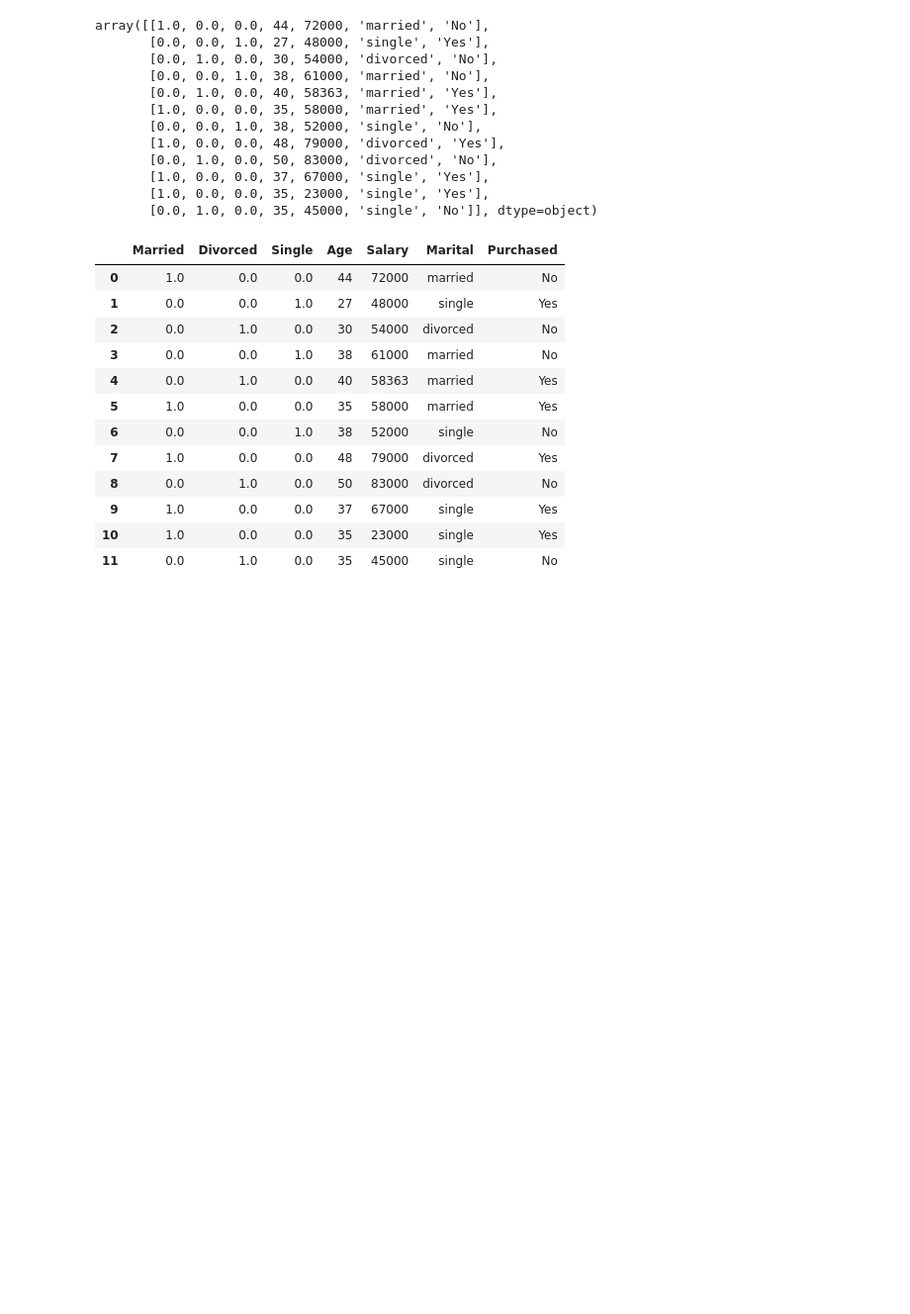
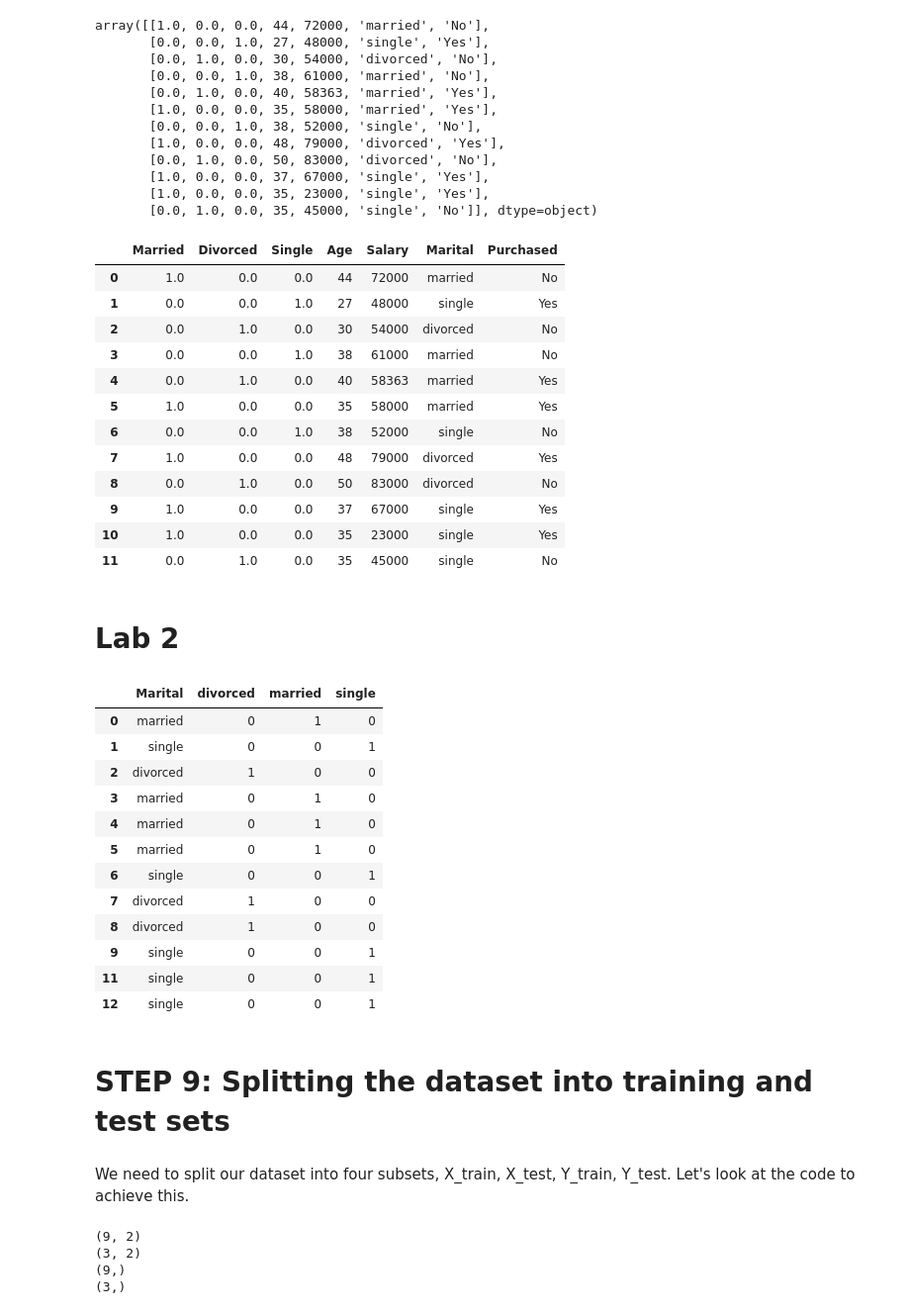
Before and after one commit to ejini6969/Optimization-Deep-Learning-ODL-, a Jupyter notebook: Lab_1_(Data_Preprocessing).ipynb, the cells around one changed output. Shown: that part at 99% size. Saved outputs shown, nothing was run; the diff lists cells and outputs as text; code cells hidden in the pictures; blank space fills up the shorter version.

```diff
--- a/Lab_1_(Data_Preprocessing).ipynb
+++ b/Lab_1_(Data_Preprocessing).ipynb
@@ -353,3 +356,26 @@ df2_new
 | 9 | 1.0 | 0.0 | 0.0 | 37 | 67000 | single | Yes |
 | 10 | 1.0 | 0.0 | 0.0 | 35 | 23000 | single | Yes |
 | 11 | 0.0 | 1.0 | 0.0 | 35 | 45000 | single | No |
+# %% [markdown]
+# Lab 2
+# %%
+marital_dummies = pd.get_dummies(df2["Marital"])
+pd.concat([df2["Marital"], marital_dummies], axis = 1)
+# %% [output]
+|  | Marital | divorced | married | single |
+| 0 | married | 0 | 1 | 0 |
+| 1 | single | 0 | 0 | 1 |
+| 2 | divorced | 1 | 0 | 0 |
+| 3 | married | 0 | 1 | 0 |
+| 4 | married | 0 | 1 | 0 |
+| 5 | married | 0 | 1 | 0 |
+| 6 | single | 0 | 0 | 1 |
+| 7 | divorced | 1 | 0 | 0 |
+| 8 | divorced | 1 | 0 | 0 |
+| 9 | single | 0 | 0 | 1 |
+| 11 | single | 0 | 0 | 1 |
+| 12 | single | 0 | 0 | 1 |
+# %% [markdown]
+# STEP 9: Splitting the dataset into training and test sets
+# %% [markdown]
+We need to split our dataset into four subsets, X_train, X_test, Y_train, Y_test. Let's look at the code to achieve this.
@@ -355,0 +385,10 @@ df2_new
+# %%
+print(X_train.shape)
+print(X_test.shape)
+print(Y_train.shape)
+print(Y_test.shape)
+# %% [output]
+(9, 2)
+(3, 2)
+(9,)
+(3,)
```
Also changed, not shown: parts of 9 cells of this notebook.
